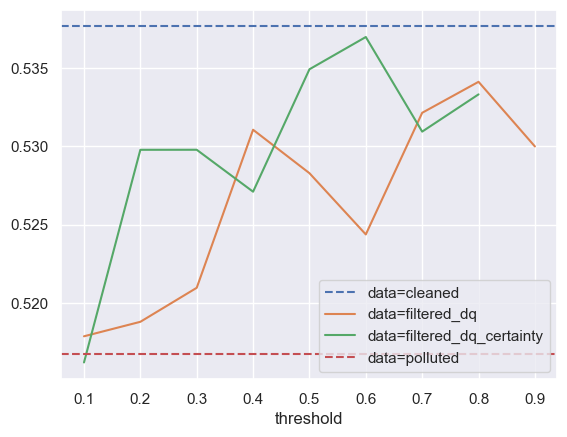
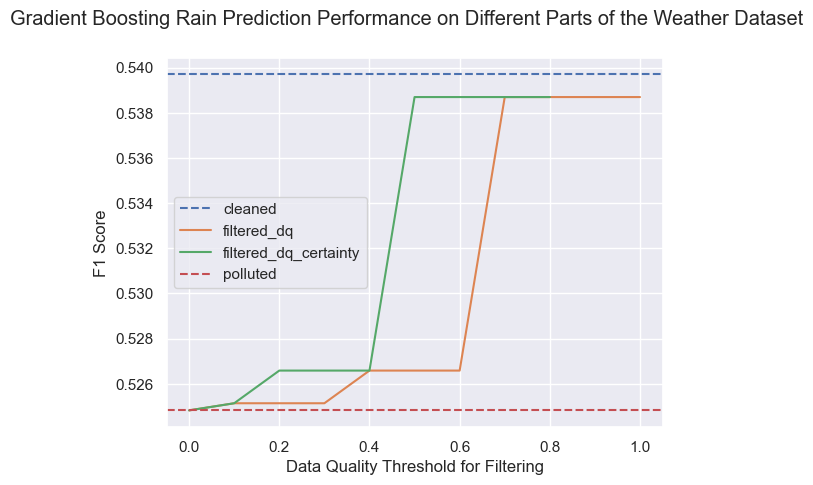
The notebook cell's code change between the first figure and the second:
--- before
+++ after
@@ -2,23 +2,29 @@
 from click import group
 import seaborn as sns
+import pandas as pd
+import matplotlib.pyplot as plt
 
 sns.set_theme()
 
 results_path = Path("regression-results")
-results_folder = max(results_path.glob("*"))
-df = pd.read_csv(results_folder / "results.csv")
+for folder in sorted(results_path.glob("*"), reverse=True):
+    if not (folder / "results.csv").exists():
+        continue
+    df = pd.read_csv(folder / "results.csv")
 
 
-fig, ax = plt.subplots()
-for i, (data, group) in enumerate(df.groupby("data")):
-    mean_scores = group.groupby("threshold", dropna=False)["score"].mean()
-    if all(mean_scores.index.isna()):
-        ax.axhline(
-            mean_scores.iloc[0], color=f"C{i}", linestyle="--", label=f"data={data}"
-        )
-    else:
-        mean_scores.plot(ax=ax, color=f"C{i}", label=f"data={data}")
+    fig, ax = plt.subplots()
+    for i, (data, group) in enumerate(df.groupby("data")):
+        mean_scores = group.groupby("threshold", dropna=False)["score"].mean()
+        if all(mean_scores.index.isna()):
+            ax.axhline(
+                mean_scores.iloc[0], color=f"C{i}", linestyle="--", label=f"{data}"
+            )
+        else:
+            mean_scores.plot(ax=ax, color=f"C{i}", label=f"{data}")
 
-ax.legend()
-
-None
+    ax.legend()
+    ax.set_ylabel("F1 Score")
+    ax.set_xlabel("Data Quality Threshold for Filtering")
+    fig.suptitle(f"Gradient Boosting Rain Prediction Performance on Different Parts of the Weather Dataset")
+    fig.savefig(folder / "plot.png", bbox_inches="tight")

Commit: Refactor gradient boosting flow